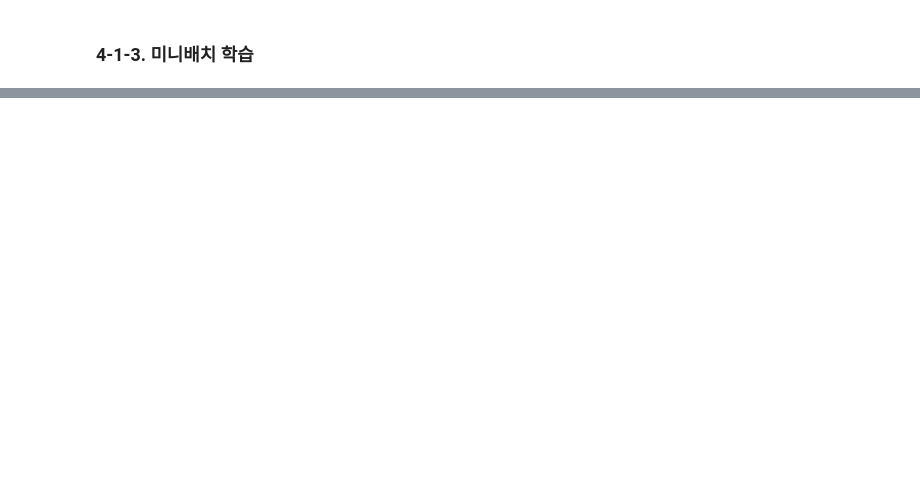
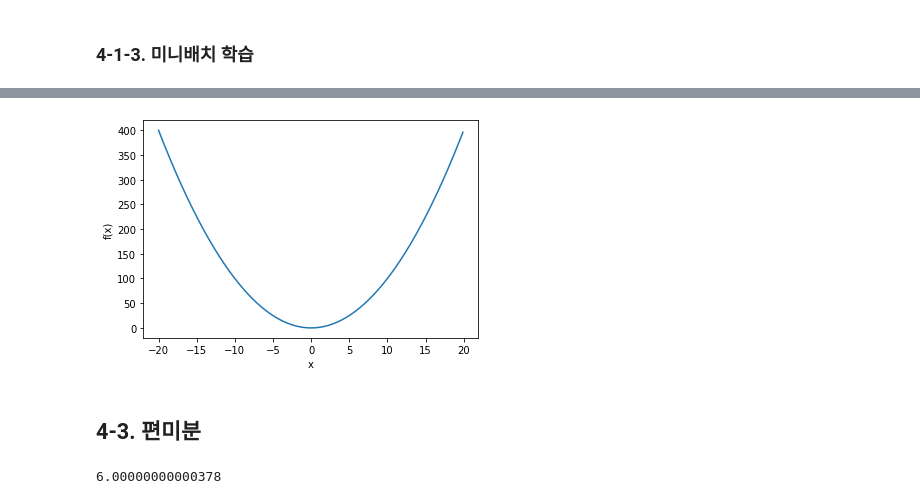
Before and after one commit to cyberjam/TIL, a Jupyter notebook: 밑바닥부터 시작하는 딥러닝 정리.ipynb, the cells around one changed output, grey strips where cells are left out. Cells and saved outputs as stored; diff of their text form; code cells hidden in the pictures; blank space fills up the shorter version.

```diff
--- a/밑바닥부터 시작하는 딥러닝 정리.ipynb
+++ b/밑바닥부터 시작하는 딥러닝 정리.ipynb
@@ -933,0 +1043,15 @@ cross_entropy_error(np.array(y_not),np.array(t)) # 오차가 크다
+# %%
+def function_2(x):
+    return x**2
+# %%
+x = np.arange(-20.0, 20.0, 0.1)
+y = function_2(x)
+
+plt.xlabel("x")
+plt.ylabel("f(x)")
+plt.plot(x,y)
+plt.show()
+# %% [output]
+[figure, added]
+# %% [markdown]
+ ## 4-3. 편미분
@@ -933,0 +1066,5 @@ cross_entropy_error(np.array(y_not),np.array(t)) # 오차가 크다
+# %%
+# x0 = 3, x1 = 4 일때, 편미분 x0
+numerical_diff(function_tmp1, 3.0)
+# %% [output]
+6.00000000000378
```
Also changed, not shown: parts of 30 cells of this notebook.
